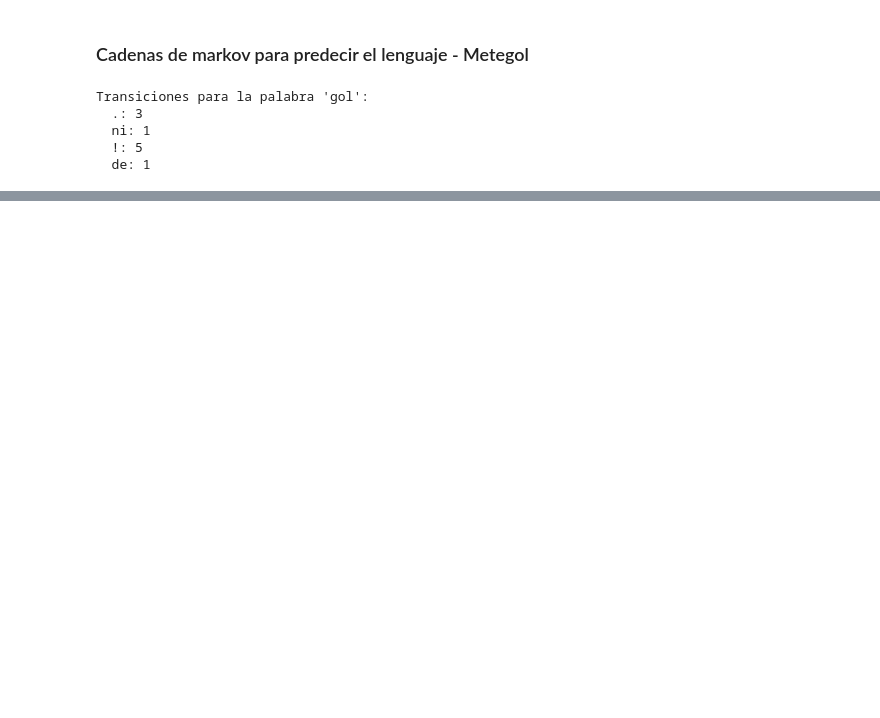
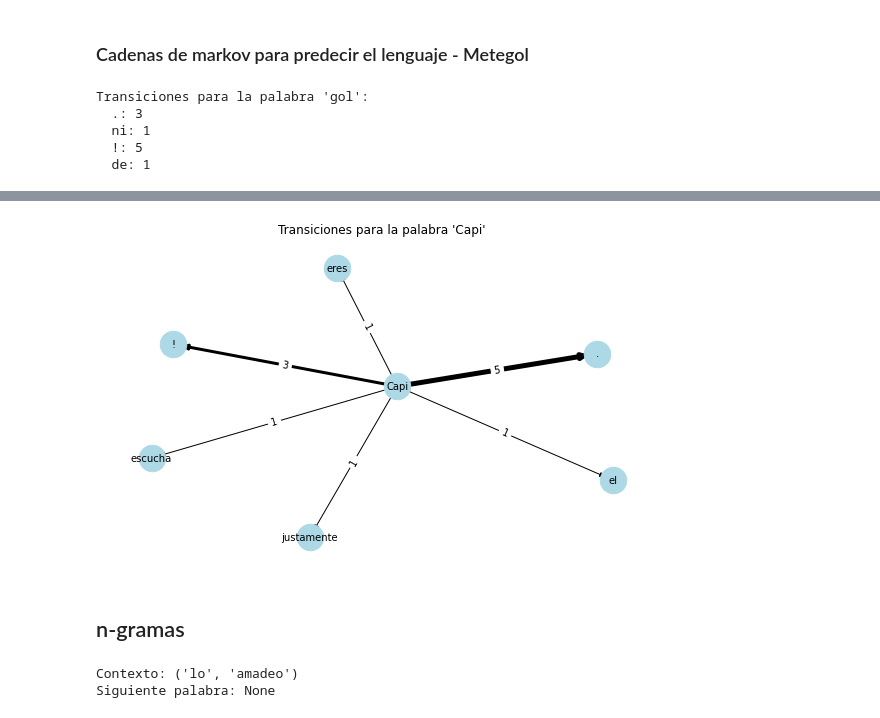
Before and after one commit to olinicholson/ian_tp3, a Jupyter notebook: ian_tp3/markov.ipynb, the cells around one changed output, grey strips where cells are left out. Saved outputs shown, nothing was run; the diff lists cells and outputs as text; code cells hidden in the pictures; blank space fills up the shorter version.

Commit message:
n_gramas

```diff
--- a/ian_tp3/markov.ipynb
+++ b/ian_tp3/markov.ipynb
@@ -4,6 +4,8 @@
 import re
 import random
 from collections import defaultdict
+import networkx as nx
+import matplotlib.pyplot as plt
 
 class MarkovChainPredictor:
     def __init__(self):
@@ -69,6 +71,40 @@ class MarkovChainPredictor:
             current_word = next_word
 
         return " ".join(sentence)
+
+    def visualize_transitions(self, word):
+        """
+        Crea una visualización de las transiciones de una palabra específica.
+
+        :param word: La palabra para la que se quiere visualizar las transiciones.
+        """
+        if word not in self.transition_matrix:
+            print(f"La palabra '{word}' no tiene transiciones registradas.")
+            return
+
+        G = nx.DiGraph()
+
+        for next_word, count in self.transition_matrix[word].items():
+            G.add_edge(word, next_word, weight=count)
+
+        pos = nx.spring_layout(G)  # Posición de los nodos
+        plt.figure(figsize=(10, 6))
+
+        nx.draw_networkx_nodes(G, pos, node_size=700, node_color='lightblue')
+
+        edges = G.edges(data=True)
+        nx.draw_networkx_edges(
+            G, pos, edgelist=edges,
+            width=[data['weight'] for _, _, data in edges]
+        )
+
+        nx.draw_networkx_labels(G, pos, font_size=10, font_family="sans-serif")
+        edge_labels = {(u, v): d['weight'] for u, v, d in edges}
+        nx.draw_networkx_edge_labels(G, pos, edge_labels=edge_labels)
+
+        plt.title(f"Transiciones para la palabra '{word}'")
+        plt.axis("off")
+        plt.show()
 # %%
 with open("metegol_limpio.txt", "r", encoding="utf-8") as file:
     texto_entrenamiento = file.read()
@@ -103,0 +168,6 @@ markov_predictor.generate_sentence("Amadeo")
+# %%
+markov_predictor.visualize_transitions("Capi")
+# %% [output]
+[figure, added]
+# %% [markdown]
+## n-gramas
@@ -103,0 +235,8 @@ markov_predictor.generate_sentence("Amadeo")
+# %%
+contexto = ("lo", "amadeo")
+siguiente_palabra = ngram_model.predict_next_word(contexto)
+print(f"Contexto: {contexto}")
+print(f"Siguiente palabra: {siguiente_palabra}")
+# %% [output]
+Contexto: ('lo', 'amadeo')
+Siguiente palabra: None
```
Also changed, not shown: parts of 11 cells of this notebook.
